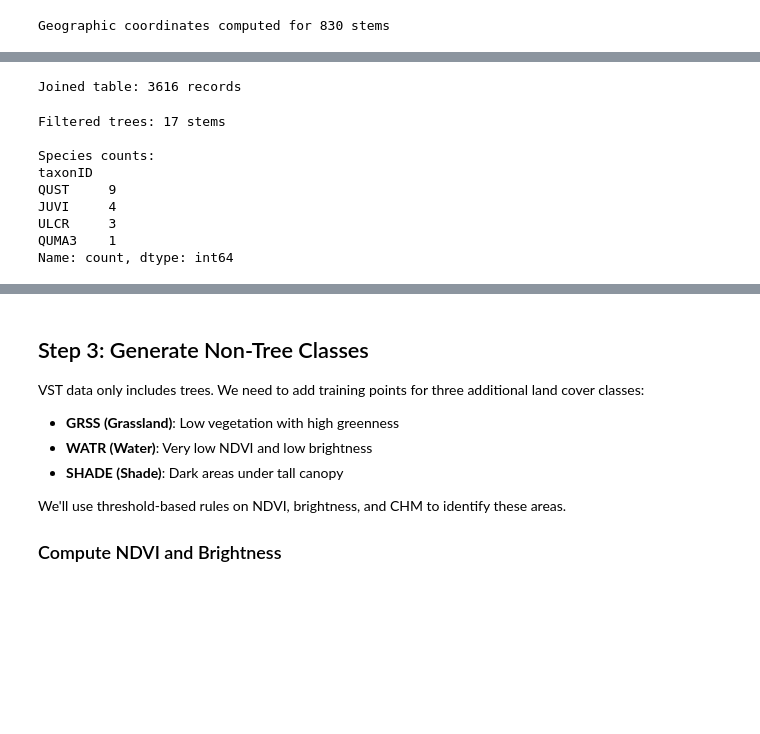
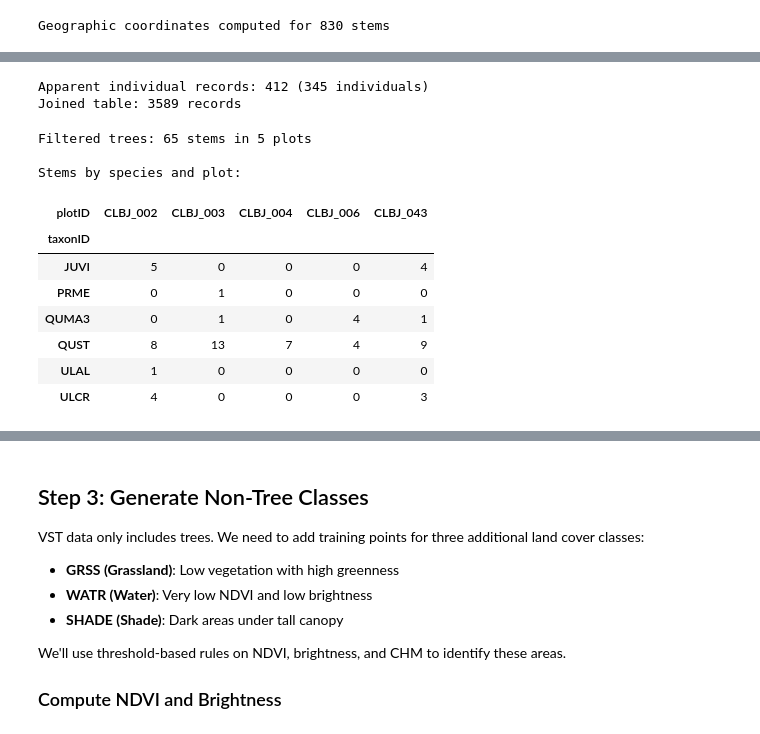
Before and after one commit to jmus2235/python-gee-ml-tutorial, a Jupyter notebook: scripts/clbj_rf_classification_v3.ipynb, the cells around one changed output, grey strips where cells are left out. Saved outputs shown, nothing was run; the diff lists cells and outputs as text; code cells hidden in the pictures; blank space fills up the shorter version.

```diff
--- a/scripts/clbj_rf_classification_v3.ipynb
+++ b/scripts/clbj_rf_classification_v3.ipynb
@@ -212,13 +212,14 @@ print('NEON token found (not displayed for security)')
 # %% [output]
 NEON token found (not displayed for security)
 # %%
-# Download VST data for CLBJ, April-May 2022
-# This may take a minute or two
+# Download VST data for CLBJ, April-November 2022
+# The April and May records of the apparent individual table cover only 2 plots.
+# The November 2022 bout adds more plots. This may take a minute or two.
 vst_data = nu.load_by_product(
     dpid='DP1.10098.001',
     site='CLBJ',
     startdate='2022-04',
-    enddate='2022-05',
+    enddate='2022-12',
     package='basic',
     check_size=False,
     token=neon_token
@@ -451,34 +452,43 @@ Join the mapping/tagging table with the apparent individual table to get plant s
 # %%
-# Join tables on individualID
-vst_joined = mapping_tagging.merge(
-    apparent_individual[['individualID', 'plantStatus', 'canopyPosition', 'height']],
-    on='individualID',
-    how='left'
+# Keep the most recent apparent individual record for each individual
+apparent_latest = (
+    apparent_individual
+    .sort_values('date')
+    .drop_duplicates('individualID', keep='last')
+    [['individualID', 'plantStatus', 'canopyPosition', 'height']]
 )
 
+# Join tables on individualID
+vst_joined = mapping_tagging.merge(apparent_latest, on='individualID', how='left')
+
+print(f'Apparent individual records: {len(apparent_individual)} ({len(apparent_latest)} individuals)')
 print(f'Joined table: {len(vst_joined)} records')
 # %% [output]
-Joined table: 3616 records
+Apparent individual records: 412 (345 individuals)
+Joined table: 3589 records
 # %%
 # Relaxed filters for 2022 CLBJ data
 vst_filtered = vst_joined[
     (vst_joined['stemDistance'].notna()) &
     (vst_joined['stemAzimuth'].notna()) &
+    (vst_joined['longitude'].notna()) &
     (vst_joined['plantStatus'].str.contains('Live', na=False)) &
     (vst_joined['canopyPosition'].isin(['Full sun', 'Partially shaded', 'Mostly shaded'])) &
     (vst_joined['height'] >= 1.0)
-].copy()
+].drop_duplicates('individualID').copy()
 
-print(f"Filtered trees: {len(vst_filtered)} stems")
-print(f"\nSpecies counts:")
-print(vst_filtered['taxonID'].value_counts())
+print(f"Filtered trees: {len(vst_filtered)} stems in {vst_filtered['plotID'].nunique()} plots")
+print(f"\nStems by species and plot:")
+display(vst_filtered.groupby(['taxonID', 'plotID']).size().unstack(fill_value=0))
 # %% [output]
-Filtered trees: 17 stems
+Filtered trees: 65 stems in 5 plots
 
-Species counts:
-taxonID
-QUST     9
-JUVI     4
-ULCR     3
-QUMA3    1
-Name: count, dtype: int64
+Stems by species and plot:
+| plotID | CLBJ_002 | CLBJ_003 | CLBJ_004 | CLBJ_006 | CLBJ_043 |
+| taxonID |  |  |  |  |  |
+| JUVI | 5 | 0 | 0 | 0 | 4 |
+| PRME | 0 | 1 | 0 | 0 | 0 |
+| QUMA3 | 0 | 1 | 0 | 4 | 1 |
+| QUST | 8 | 13 | 7 | 4 | 9 |
+| ULAL | 1 | 0 | 0 | 0 | 0 |
+| ULCR | 4 | 0 | 0 | 0 | 3 |
```
Also changed, not shown: parts of 35 cells of this notebook, 4 other files.
